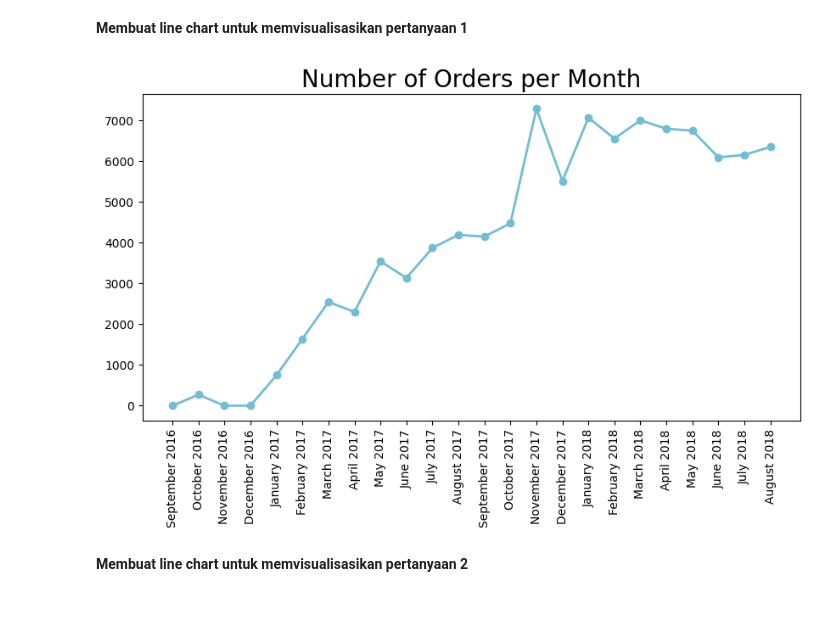
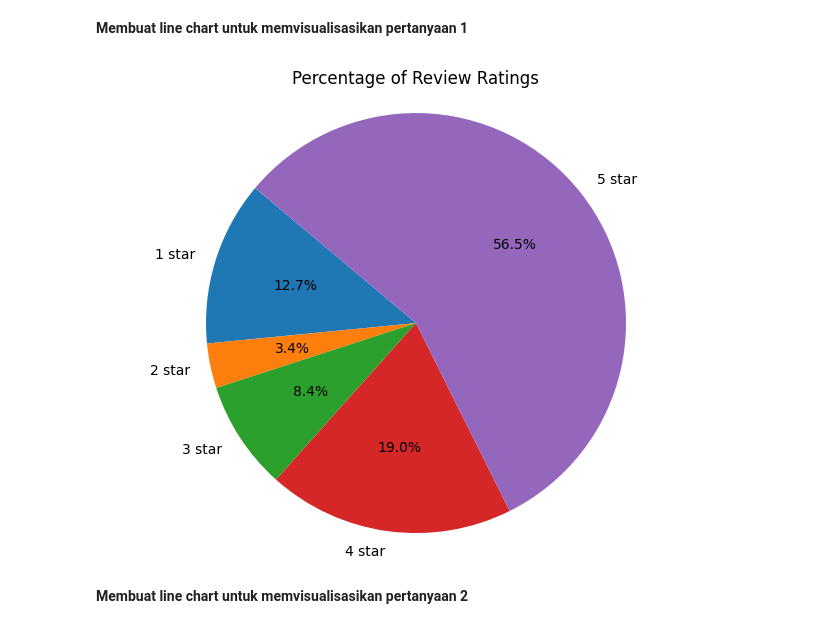
Before and after one commit to wiraaferdiansyah/project, a Jupyter notebook: notebook.ipynb, the cells around one changed output. Drawn from its saved outputs; the diff is of its cells as text; code cells hidden in the pictures.

```diff
--- a/notebook.ipynb
+++ b/notebook.ipynb
@@ -808,3 +808,4 @@ print(unique_categories)
 # Gabungkan tabel order_items, products, dan orders berdasarkan kolom kunci yang sesuai
 merged_data = pd.merge(order_items_df, products_df, on='product_id', how='left')
 merged_data = pd.merge(merged_data, orders_df, on='order_id', how='left')
+merged_data = pd.merge(merged_data, order_reviews_df, on='order_id', how='left')
@@ -852,4 +811,0 @@ monthly_orders_df.head()
-# %%
-yearly_sales_trend = merged_data.set_index('order_purchase_timestamp').resample('YE')['price'].sum()
-
-print(yearly_sales_trend)
@@ -862,3 +824,11 @@ Name: price, dtype: float64
+# %%
+rating_counts = merged_data["review_score"].value_counts().sort_index()
+
+percentage_ratings = (rating_counts / rating_counts.sum()) * 100
+
+percentage_ratings.index = percentage_ratings.index.astype(int)
+
+labels = [f"{rating} star" for rating in percentage_ratings.index]
 # %% [markdown]
 ### Pertanyaan 2: Kategori produk apa yang paling banyak terjual dan paling sedikit terjual ?
 # %%
@@ -905,15 +875,14 @@ monthly_orders_df.head()
 | 4 | January 2017 | 748 | 111712.47 |
 # %% [markdown]
 **Membuat line chart untuk memvisualisasikan pertanyaan 1**
-# %%
-plt.figure(figsize=(10, 5))
-plt.plot(monthly_orders_df["order_purchase_timestamp"], monthly_orders_df["order_count"], marker='o', linewidth=2, color="#72BCD4")
-plt.title("Number of Orders per Month", loc="center", fontsize=20)
-plt.xticks(fontsize=10, rotation=90 )
-plt.yticks(fontsize=10)
-plt.show()
-# %% [output]
-[figure, removed]
+# %%
+plt.figure(figsize=(8, 6))
+plt.pie(percentage_ratings, labels=labels, autopct="%1.1f%%", startangle=140)
+plt.title("Percentage of Review Ratings")
+plt.axis("equal")
+plt.show()
+# %% [output]
+[figure, added]
 # %% [markdown]
 **Membuat line chart untuk memvisualisasikan pertanyaan 2**
 # %%
```
Also changed, not shown: parts of 9 cells of this notebook, 3 other files.
